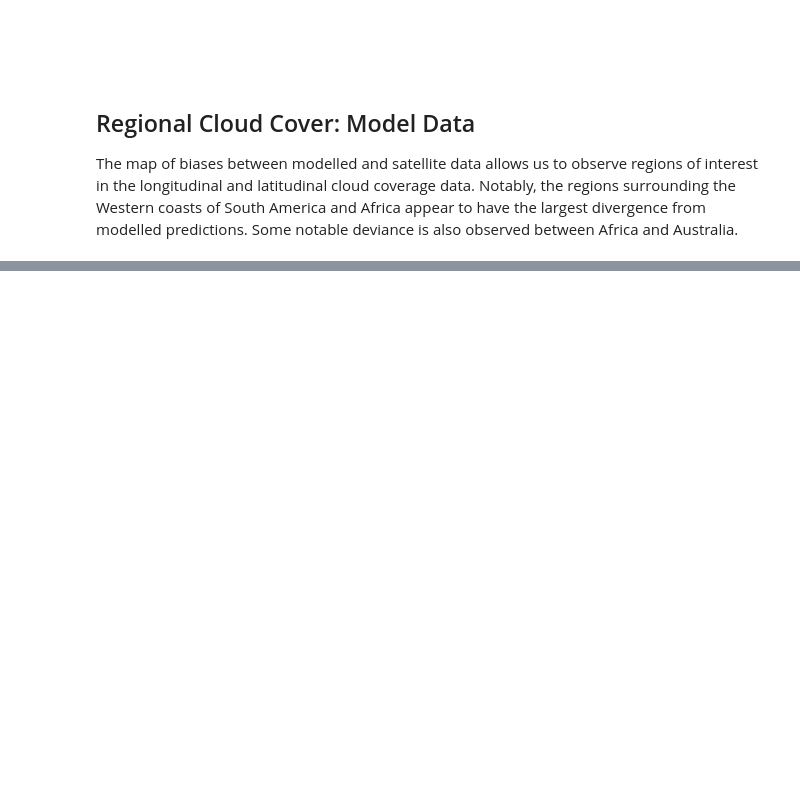
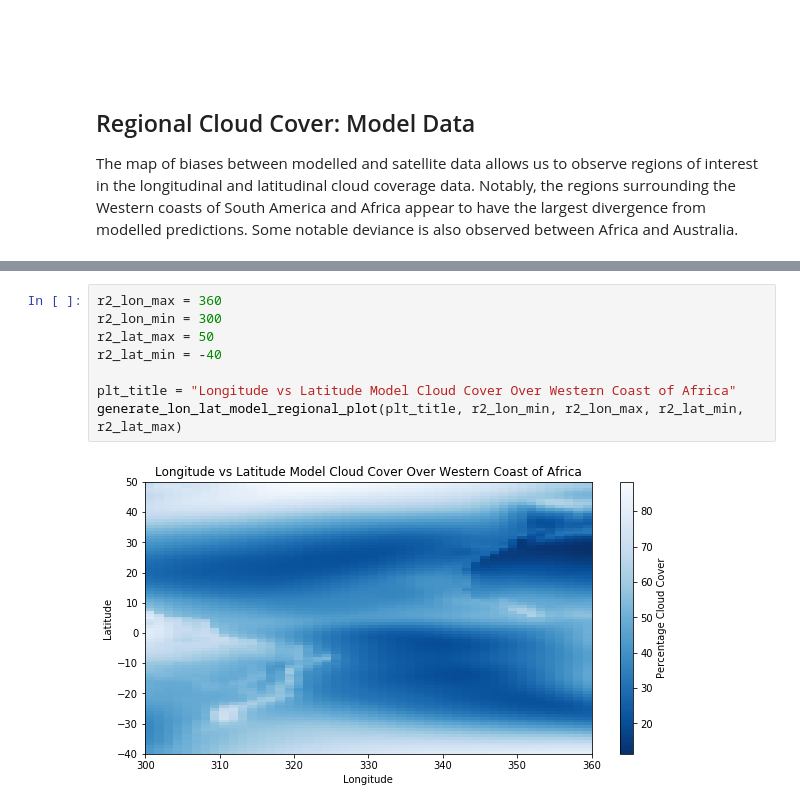
Before and after one commit to maddiebeagley/Climate-Modelling-Lab, a Jupyter notebook: 390Lab.ipynb, the cells around one changed output, grey strips where cells are left out. Drawn from its saved outputs; the diff is of its cells as text; blank space fills up the shorter version.

```diff
--- a/390Lab.ipynb
+++ b/390Lab.ipynb
@@ -444,0 +487,10 @@ generate_lon_lat_model_regional_plot(plt_title, r1_lon_min, r1_lon_max, r1_lat_m
+# %%
+r2_lon_max = 360
+r2_lon_min = 300
+r2_lat_max = 50
+r2_lat_min = -40
+
+plt_title = "Longitude vs Latitude Model Cloud Cover Over Western Coast of Africa"
+generate_lon_lat_model_regional_plot(plt_title, r2_lon_min, r2_lon_max, r2_lat_min, r2_lat_max)
+# %% [output]
+[figure, added]
```
Also changed, not shown: parts of 7 cells of this notebook.
